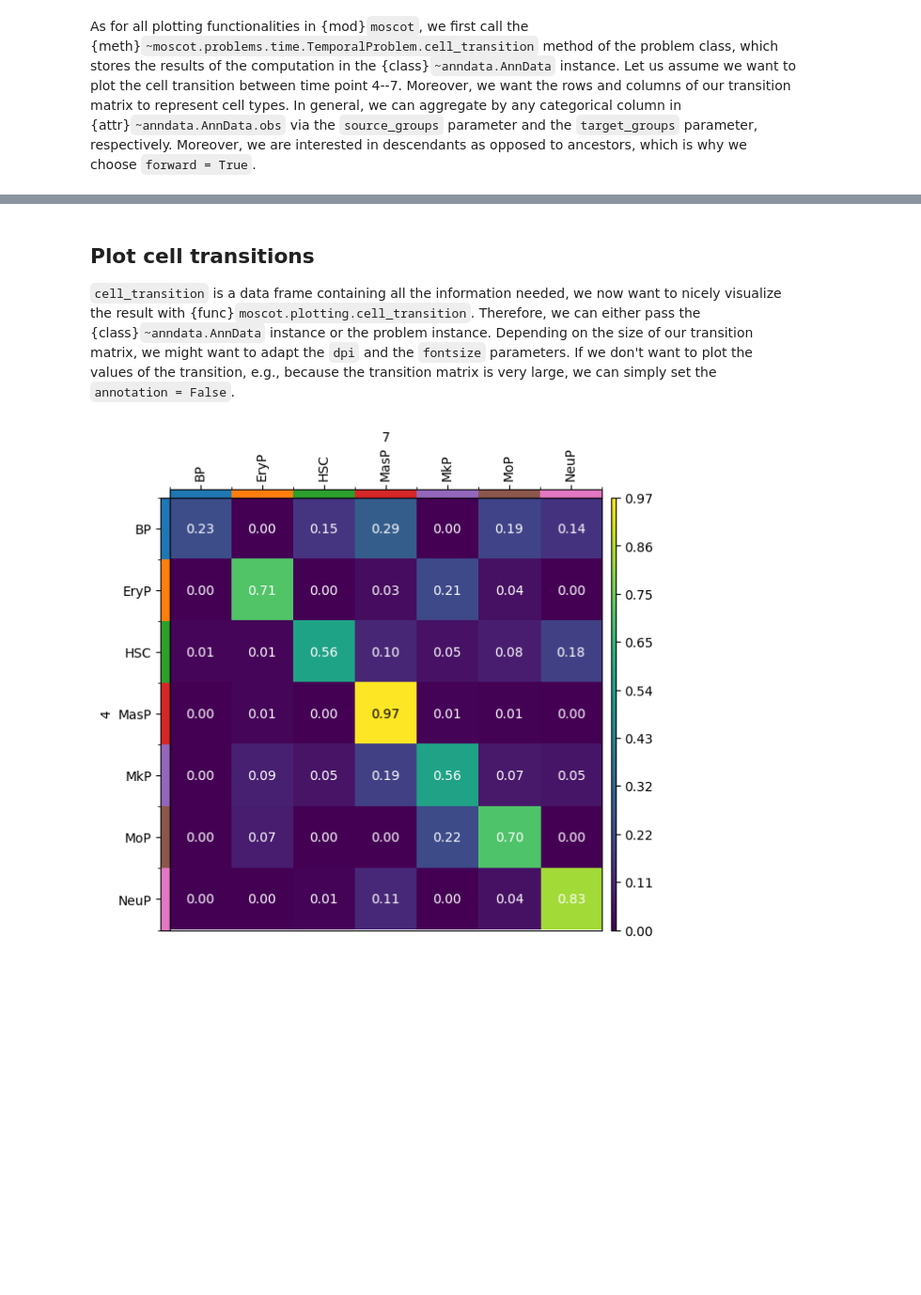
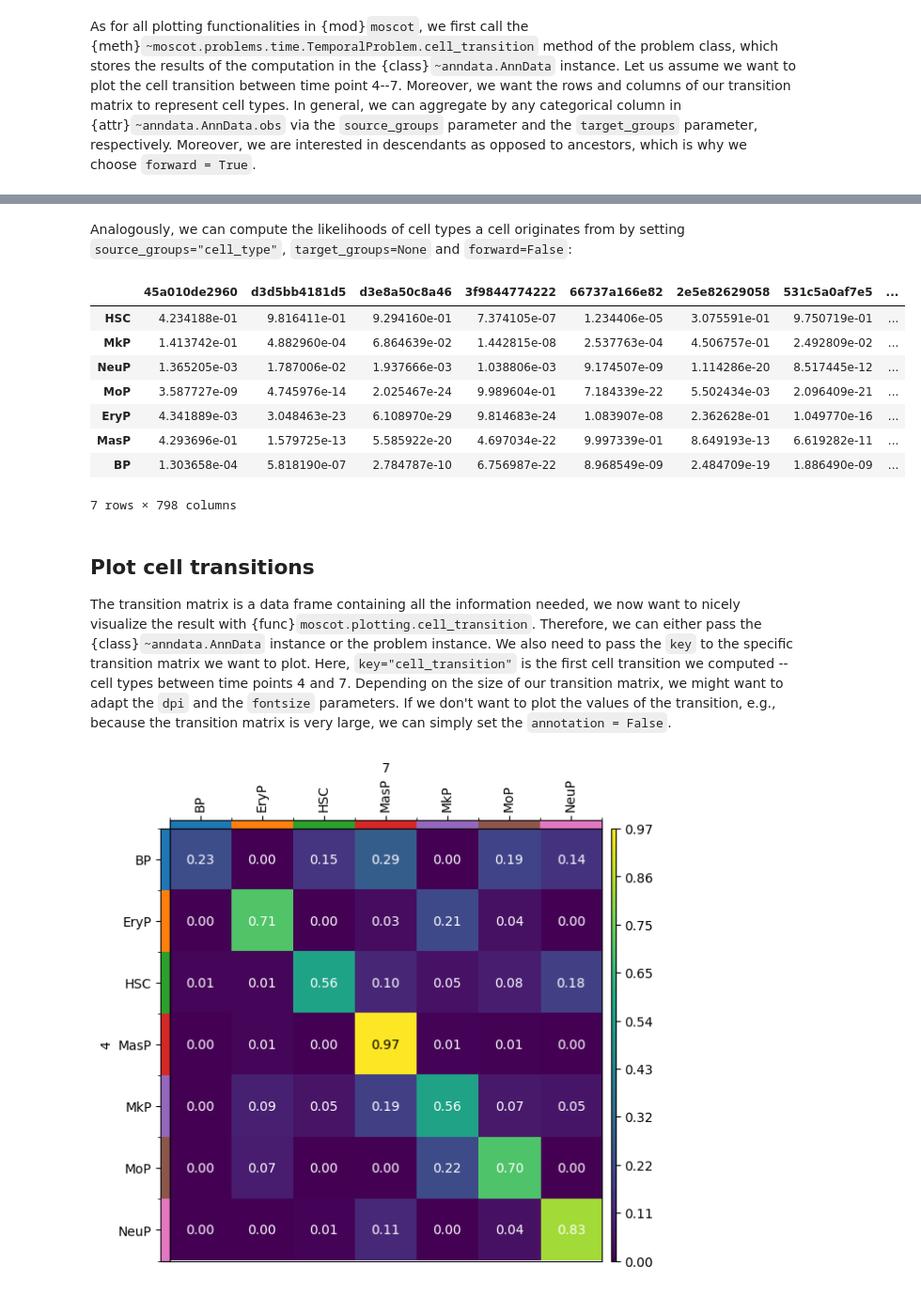
Before and after one commit to theislab/moscot_notebooks, a Jupyter notebook: examples/plotting/200_cell_transitions.ipynb, the cells around one changed output, grey strips where cells are left out. Shown at 94% size. Cells and saved outputs as stored; diff of their text form; code cells hidden in the pictures; blank space fills up the shorter version.

```diff
--- a/examples/plotting/200_cell_transitions.ipynb
+++ b/examples/plotting/200_cell_transitions.ipynb
@@ -83,7 +95,29 @@ tp.cell_transition(
 1201 rows × 7 columns
+# %% [markdown]
+Analogously, we can compute the likelihoods of cell types a cell originates from by setting `source_groups="cell_type"`, `target_groups=None` and `forward=False`:
+# %%
+tp.cell_transition(
+    source=4,
+    target=7,
+    source_groups="cell_type",
+    target_groups=None,
+    forward=False,
+    aggregation_mode="cell",
+    key_added="cell_type_to_cell",
+)
+# %% [output]
+|  | 45a010de2960 | d3d5bb4181d5 | d3e8a50c8a46 | 3f9844774222 | 66737a166e82 | 2e5e82629058 | 531c5a0af7e5 | ... |
+| HSC | 4.234188e-01 | 9.816411e-01 | 9.294160e-01 | 7.374105e-07 | 1.234406e-05 | 3.075591e-01 | 9.750719e-01 | ... |
+| MkP | 1.413742e-01 | 4.882960e-04 | 6.864639e-02 | 1.442815e-08 | 2.537763e-04 | 4.506757e-01 | 2.492809e-02 | ... |
+| NeuP | 1.365205e-03 | 1.787006e-02 | 1.937666e-03 | 1.038806e-03 | 9.174507e-09 | 1.114286e-20 | 8.517445e-12 | ... |
+| MoP | 3.587727e-09 | 4.745976e-14 | 2.025467e-24 | 9.989604e-01 | 7.184339e-22 | 5.502434e-03 | 2.096409e-21 | ... |
+| EryP | 4.341889e-03 | 3.048463e-23 | 6.108970e-29 | 9.814683e-24 | 1.083907e-08 | 2.362628e-01 | 1.049770e-16 | ... |
+| MasP | 4.293696e-01 | 1.579725e-13 | 5.585922e-20 | 4.697034e-22 | 9.997339e-01 | 8.649193e-13 | 6.619282e-11 | ... |
+| BP | 1.303658e-04 | 5.818190e-07 | 2.784787e-10 | 6.756987e-22 | 8.968549e-09 | 2.484709e-19 | 1.886490e-09 | ... |
+7 rows × 798 columns
 # %% [markdown]
 ## Plot cell transitions
 
-`cell_transition` is a data frame containing all the information needed, we now want to nicely visualize the result with {func}`moscot.plotting.cell_transition`. Therefore, we can either pass the {class}`~anndata.AnnData` instance or the problem instance. Depending on the size of our transition matrix, we might want to adapt the
+The transition matrix is a data frame containing all the information needed, we now want to nicely visualize the result with {func}`moscot.plotting.cell_transition`. Therefore, we can either pass the {class}`~anndata.AnnData` instance or the problem instance. We also need to pass the `key` to the specific transition matrix we want to plot. Here, `key="cell_transition"` is the first cell transition we computed -- cell types between time points 4 and 7. Depending on the size of our transition matrix, we might want to adapt the
 `dpi` and the `fontsize` parameters. If we don't want to plot the values of the transition, e.g., because the transition matrix is very large, we can simply set the `annotation = False`.
 # %%
```
Also changed, not shown: parts of 5 cells of this notebook.
